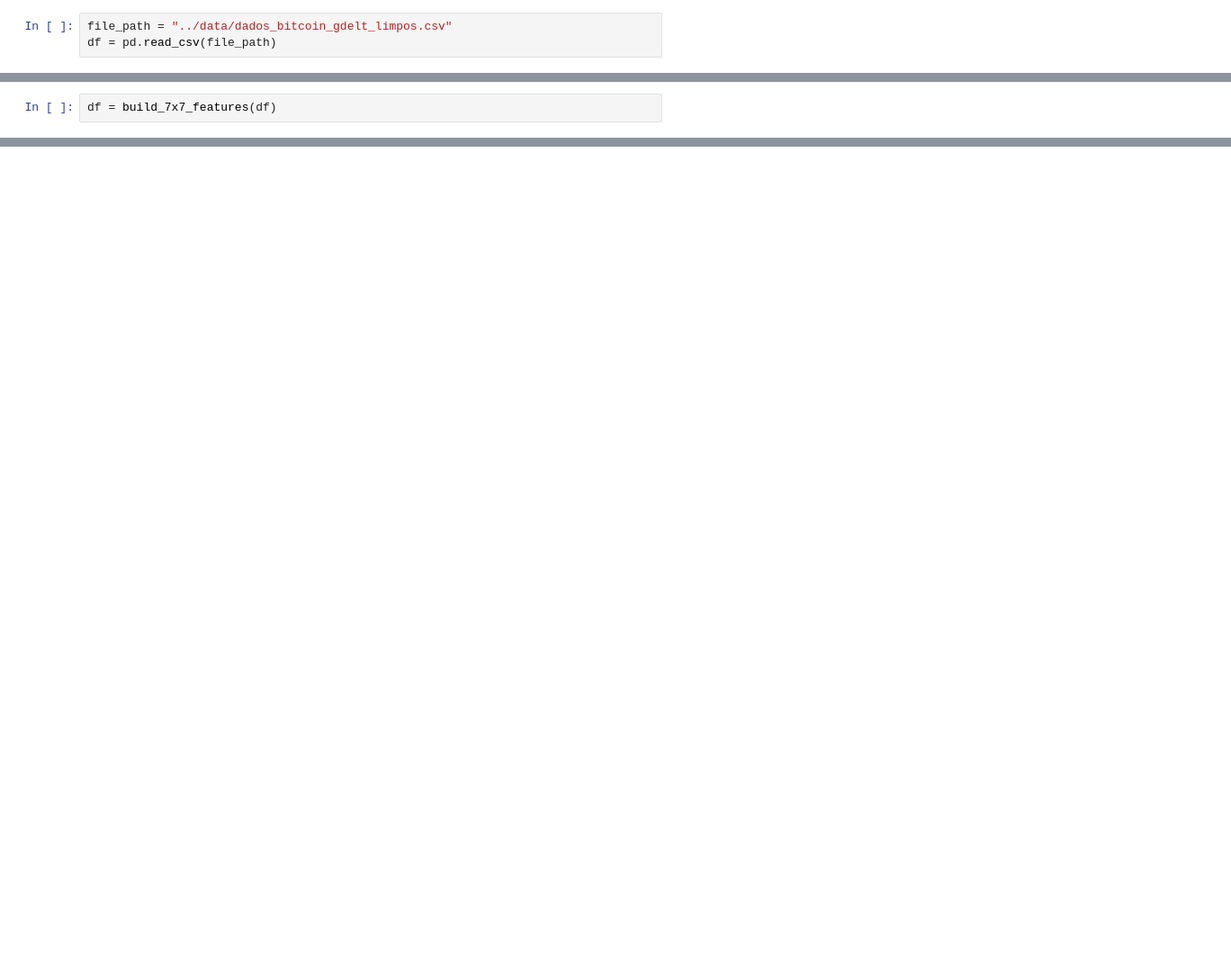
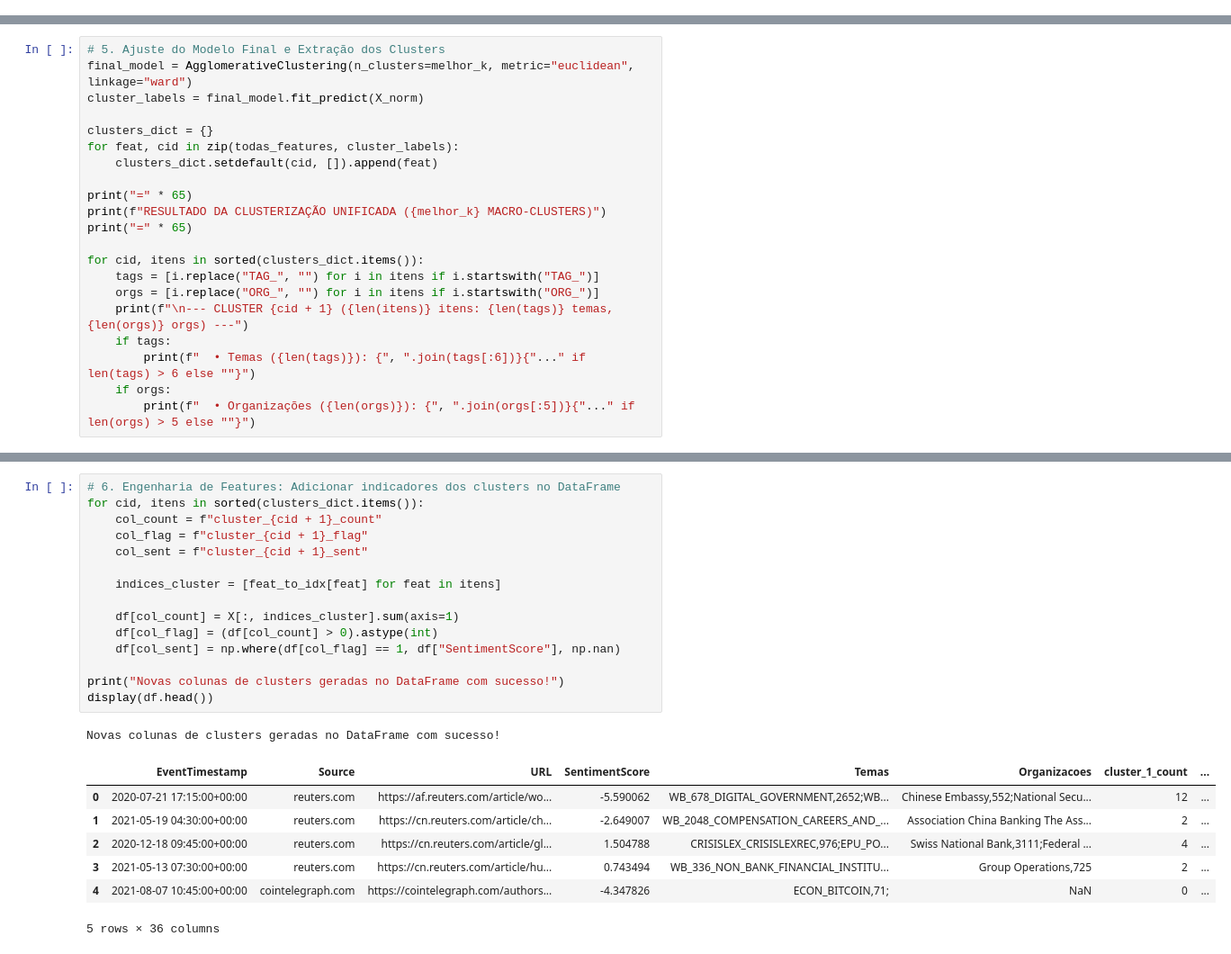
Before and after one commit to Fugant1/MADES, a Jupyter notebook: MADES/sources/notebooks/nstructured_data.ipynb, the cells around one changed output, grey strips where cells are left out. Shown at 90% size. Cells and saved outputs as stored; diff of their text form; blank space fills up the shorter version.

```diff
--- a/MADES/sources/notebooks/nstructured_data.ipynb
+++ b/MADES/sources/notebooks/nstructured_data.ipynb
@@ -4,3 +0,0 @@ import numpy as np
-# %%
-file_path = "../data/dados_bitcoin_gdelt_limpos.csv"
-df = pd.read_csv(file_path)
@@ -118,2 +0,0 @@ def build_7x7_features(df):
-# %%
-df = build_7x7_features(df)
@@ -285,0 +159,21 @@ display(df.head())
+# %%
+# 5. Ajuste do Modelo Final e Extração dos Clusters
+final_model = AgglomerativeClustering(n_clusters=melhor_k, metric="euclidean", linkage="ward")
+cluster_labels = final_model.fit_predict(X_norm)
+
+clusters_dict = {}
+for feat, cid in zip(todas_features, cluster_labels):
+    clusters_dict.setdefault(cid, []).append(feat)
+
+print("=" * 65)
+print(f"RESULTADO DA CLUSTERIZAÇÃO UNIFICADA ({melhor_k} MACRO-CLUSTERS)")
+print("=" * 65)
+
+for cid, itens in sorted(clusters_dict.items()):
+    tags = [i.replace("TAG_", "") for i in itens if i.startswith("TAG_")]
+    orgs = [i.replace("ORG_", "") for i in itens if i.startswith("ORG_")]
+    print(f"\n--- CLUSTER {cid + 1} ({len(itens)} itens: {len(tags)} temas, {len(orgs)} orgs) ---")
+    if tags:
+        print(f"  • Temas ({len(tags)}): {", ".join(tags[:6])}{"..." if len(tags) > 6 else ""}")
+    if orgs:
+        print(f"  • Organizações ({len(orgs)}): {", ".join(orgs[:5])}{"..." if len(orgs) > 5 else ""}")
@@ -285,0 +198,24 @@ display(df.head())
+# %%
+# 6. Engenharia de Features: Adicionar indicadores dos clusters no DataFrame
+for cid, itens in sorted(clusters_dict.items()):
+    col_count = f"cluster_{cid + 1}_count"
+    col_flag = f"cluster_{cid + 1}_flag"
+    col_sent = f"cluster_{cid + 1}_sent"
+
+    indices_cluster = [feat_to_idx[feat] for feat in itens]
+
+    df[col_count] = X[:, indices_cluster].sum(axis=1)
+    df[col_flag] = (df[col_count] > 0).astype(int)
+    df[col_sent] = np.where(df[col_flag] == 1, df["SentimentScore"], np.nan)
+
+print("Novas colunas de clusters geradas no DataFrame com sucesso!")
+display(df.head())
+# %% [output]
+Novas colunas de clusters geradas no DataFrame com sucesso!
+|  | EventTimestamp | Source | URL | SentimentScore | Temas | Organizacoes | cluster_1_count | ... |
+| 0 | 2020-07-21 17:15:00+00:00 | reuters.com | https://af.reuters.com/article/wo... | -5.590062 | WB_678_DIGITAL_GOVERNMENT,2652;WB... | Chinese Embassy,552;National Secu... | 12 | ... |
+| 1 | 2021-05-19 04:30:00+00:00 | reuters.com | https://cn.reuters.com/article/ch... | -2.649007 | WB_2048_COMPENSATION_CAREERS_AND_... | Association China Banking The Ass... | 2 | ... |
+| 2 | 2020-12-18 09:45:00+00:00 | reuters.com | https://cn.reuters.com/article/gl... | 1.504788 | CRISISLEX_CRISISLEXREC,976;EPU_PO... | Swiss National Bank,3111;Federal ... | 4 | ... |
+| 3 | 2021-05-13 07:30:00+00:00 | reuters.com | https://cn.reuters.com/article/hu... | 0.743494 | WB_336_NON_BANK_FINANCIAL_INSTITU... | Group Operations,725 | 2 | ... |
+| 4 | 2021-08-07 10:45:00+00:00 | cointelegraph.com | https://cointelegraph.com/authors... | -4.347826 | ECON_BITCOIN,71; | NaN | 0 | ... |
+5 rows × 36 columns
```
Also changed, not shown: parts of 27 cells of this notebook, 2 other files.
